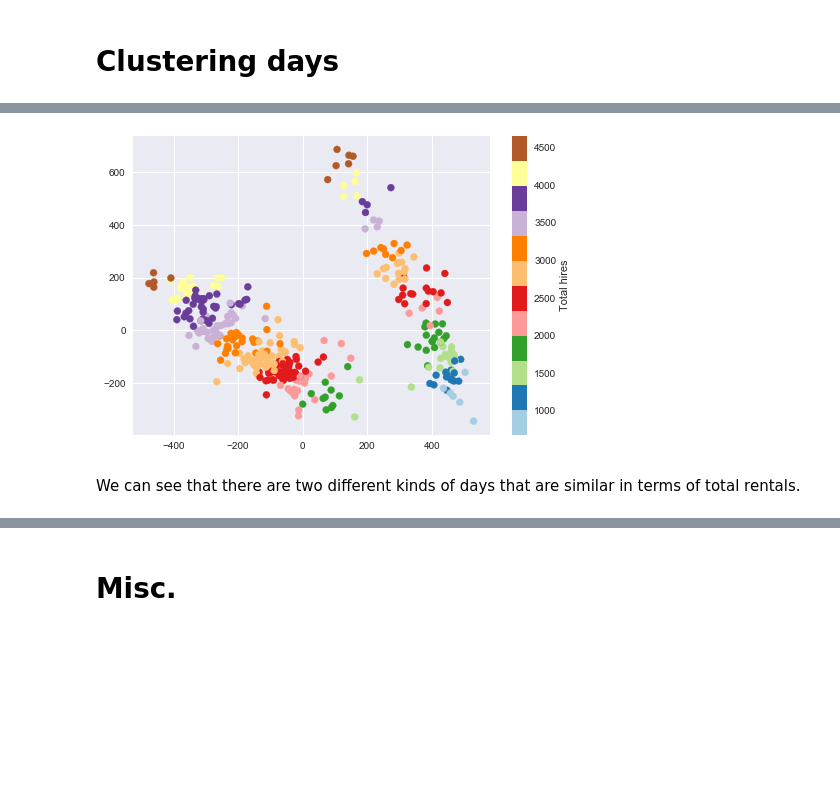
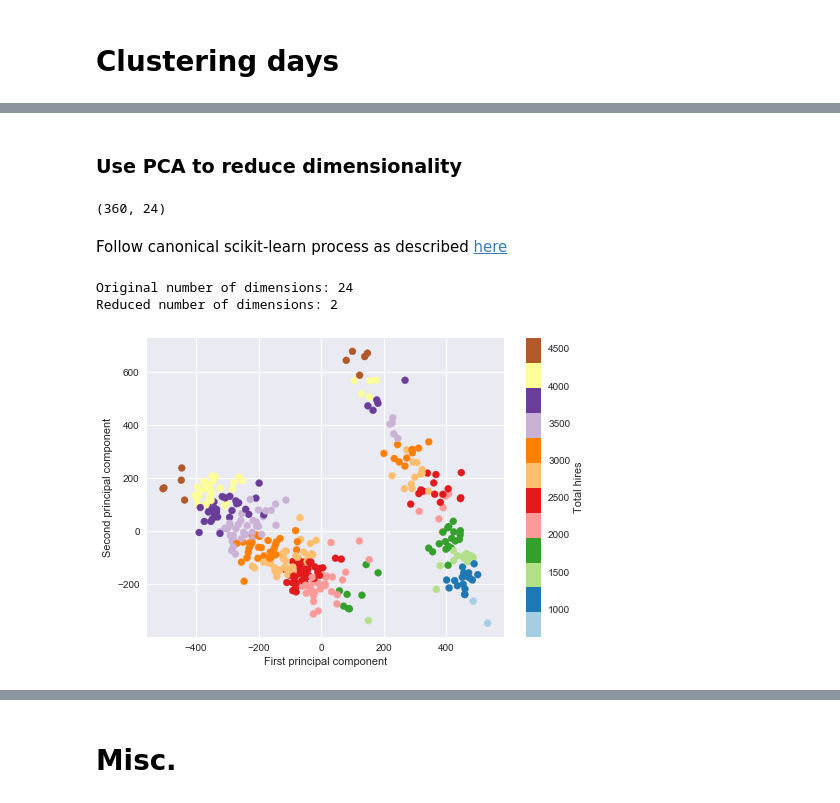
Before and after one commit to fabiangunzinger/london_cycling, a Jupyter notebook: london_cycling.ipynb, the cells around one changed output, grey strips where cells are left out. Cells and saved outputs as stored; diff of their text form; code cells hidden in the pictures; blank space fills up the shorter version.

```diff
--- a/london_cycling.ipynb
+++ b/london_cycling.ipynb
@@ -79,7 +84,7 @@ The patterns in hourly and dayly rentals suggest that quite a few people use bik
 # %%
 # Weekly rentals through the year
 
-daily = df.set_index('start_date')['rental_id'].resample('d').count()
+daily = df.set_index('date')['rental_id'].resample('d').count()
 rolling = daily.rolling(30).mean(center=True)
 
 daily.plot(label='Daily total')
@@ -92,14 +116,7 @@ plt.legend();
 # %%
-# Hourly rentals through the day
+# Plot hourly rentals
 
-pivoted = df.pivot_table('rental_id',
-               index=df['start_date'].dt.hour,
-               columns=df['start_date'].dt.date,
-               aggfunc='count',
-               fill_value=0
-              )
-
-pivoted.plot(legend=None, color='grey', alpha=0.3)
+pivoted.T.plot(legend=None, color='grey', alpha=0.3)
 plt.xlabel('Hour of day')
 plt.ylabel('Number of hires');
 # %% [output]
@@ -111,16 +128,35 @@ The above graph suggests that there are two kinds of days: those dominated by a
+# %% [markdown]
+### Use PCA to reduce dimensionality
+# %%
+# Create data
+
+X = pivoted.values
+X.shape
+# %% [output]
+(360, 24)
+# %% [markdown]
+Follow canonical scikit-learn process as described [here](https://github.com/jakevdp/PythonDataScienceHandbook/blob/master/notebooks/05.02-Introducing-Scikit-Learn.ipynb)
+# %%
+from sklearn.decomposition import PCA # 1. Choose the model class
+
+pca = PCA(n_components=0.9)           # 2. Instantiate the model with hyperparameter (retain 90% of variance)
+
+pca.fit(X)                            # 3. Fit model to the data
+
+Xpca = pca.transform(X)               # 4. Transform X to reduced number of dimensions
+
+print('Original number of dimensions: {0}'.format(X.shape[1]))
+print('Reduced number of dimensions: {0}'.format(Xpca.shape[1]))
+# %% [output]
+Original number of dimensions: 24
+Reduced number of dimensions: 2
 # %%
-# Use PCA to reduce dimensionality
-
-X = pivoted.T.values
-X.shape
-
-Xpca = PCA(0.9).fit_transform(X)
-Xpca.shape
+# Plot data
 
 total_trips = X.sum(1)
 plt.scatter(Xpca[:, 0], Xpca[:, 1], c=total_trips, cmap="Paired")
-plt.colorbar(label="Total hires");
+plt.colorbar(label="Total hires")
+plt.xlabel('First principal component')
+plt.ylabel('Second principal component');
 # %% [output]
-[figure, old version]
+[figure, new version]
-# %% [markdown]
-We can see that there are two different kinds of days that are similar in terms of total rentals.
```
Also changed, not shown: parts of 16 cells of this notebook.
